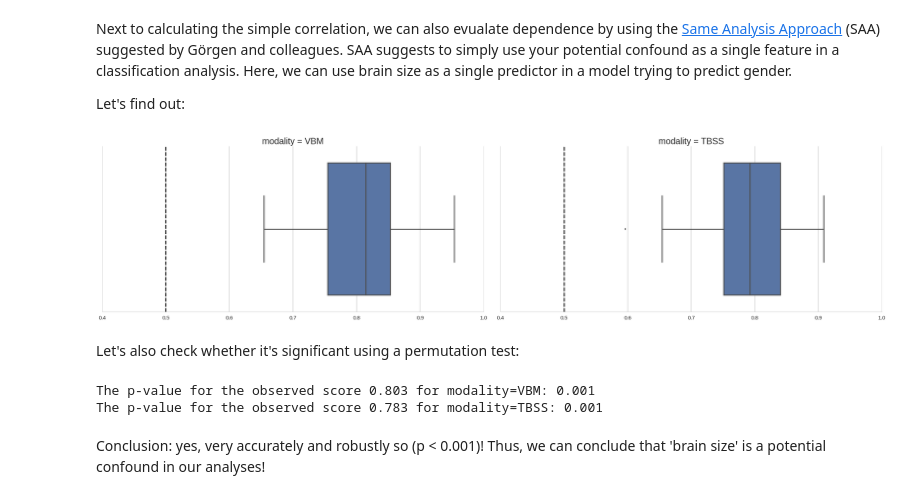
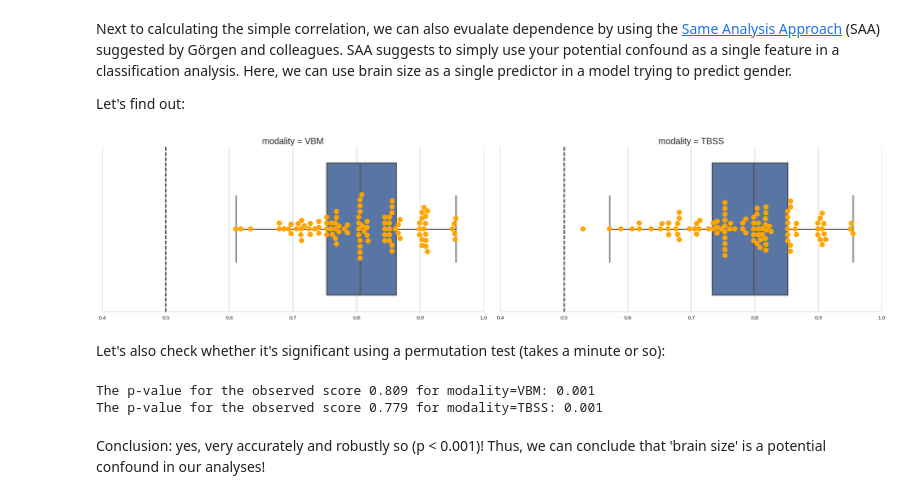
Before and after one commit to lukassnoek/MVCA, a Jupyter notebook: analyses/empirical_analysis_gender_classification.ipynb, the cells around one changed output. Drawn from its saved outputs; the diff is of its cells as text; code cells hidden in the pictures.

```diff
--- a/analyses/empirical_analysis_gender_classification.ipynb
+++ b/analyses/empirical_analysis_gender_classification.ipynb
@@ -173,28 +159,30 @@ Let's find out:
 # %%
 # We leave out univariate feature selection, but include the scaler
 pipeline_check = Pipeline([('scaler', StandardScaler()),
                            ('clf', SVC(kernel='linear'))])
 
 # Loop over two modalities
 results_check = dict(scores=[], modality=[])
 for modality in ['VBM', 'TBSS']:
     this_mvp, this_confound = mvp[modality], confound[modality]
     scores = cross_val_score(pipeline_check, this_confound, this_mvp.y,
-                             cv=n_folds, scoring=metric, n_jobs=n_jobs)
+                             cv=RepeatedStratifiedKFold(n_splits=10, n_repeats=10),
+                             scoring=metric, n_jobs=n_jobs)
     results_check['scores'].extend(scores.tolist())
     results_check['modality'].extend([modality.upper()] * scores.size)
 
 df_check = pd.DataFrame(results_check)
 
 with sns.plotting_context(rc=rc):
     g = sns.FacetGrid(df_check, col='modality', legend_out=True, size=8, aspect=2)
     g = g.map(sns.boxplot, "scores")
+    g = g.map(sns.swarmplot, "scores", size=15, color='orange')
     g.set(xlim=(.4, 1), xlabel='F1-score')
-    g.map(plt.axvline, x=0.5, c='black', ls='dashed')#plt.axvline(x=0.5, c='black', ls='dashed')
+    g.map(plt.axvline, x=0.5, c='black', ls='dashed')
 # %% [output]
-[figure, old version]
+[figure, new version]
 # %% [markdown]
-Let's also check whether it's significant using a permutation test:
+Let's also check whether it's significant using a permutation test (takes a minute or so):
 # %%
 import warnings
 from sklearn.exceptions import UndefinedMetricWarning
@@ -203,15 +191,15 @@ warnings.filterwarnings("ignore", category=UndefinedMetricWarning)
 for modality in ['VBM', 'TBSS']:
     this_mvp, this_confound = mvp[modality], confound[modality]
     perm_results = permutation_test_score(pipeline_check, this_confound,
-                                          this_mvp.y, cv=n_folds,
+                                          this_mvp.y, cv=RepeatedStratifiedKFold(n_splits=10, n_repeats=10),
                                           scoring=metric, n_jobs=10, n_permutations=1000)
 
     print("The p-value for the observed score %.3f for modality=%s: %.3f" % (perm_results[0],
                                                                              modality,
                                                                              perm_results[2]))
 # %% [output]
-The p-value for the observed score 0.803 for modality=VBM: 0.001
-The p-value for the observed score 0.783 for modality=TBSS: 0.001
+The p-value for the observed score 0.809 for modality=VBM: 0.001
+The p-value for the observed score 0.779 for modality=TBSS: 0.001
 # %% [markdown]
 Conclusion: yes, very accurately and robustly so (p < 0.001)! Thus, we can conclude that 'brain size' is a potential confound in our analyses!
 # %% [markdown]
```
Also changed, not shown: parts of 19 cells of this notebook.
